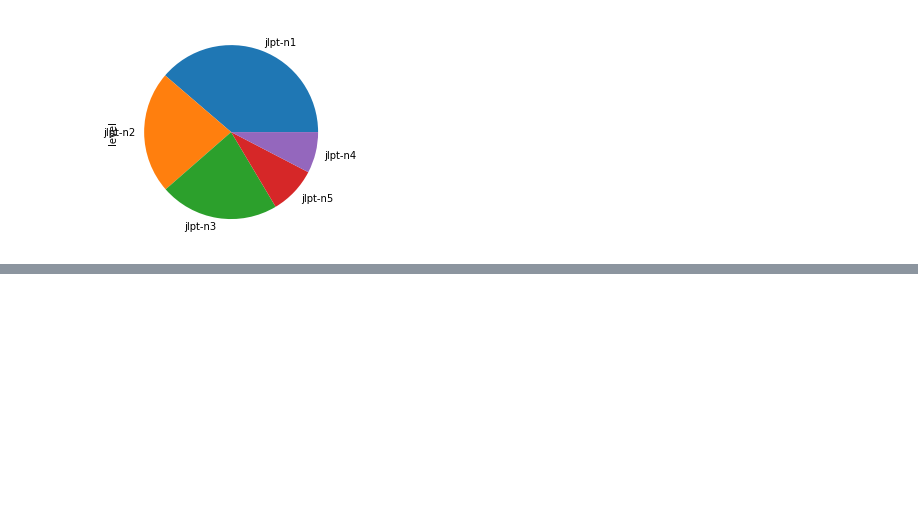
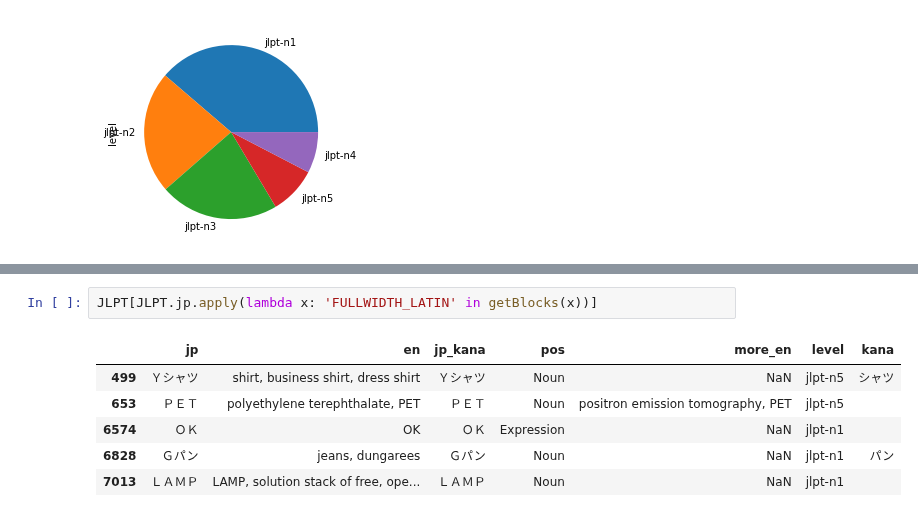
Before and after one commit to kebuhcah/experiments, a Jupyter notebook: vocab-scrape/anki-extract.ipynb, the cells around one changed output, grey strips where cells are left out. Saved outputs shown, nothing was run; the diff lists cells and outputs as text; blank space fills up the shorter version.

```diff
--- a/vocab-scrape/anki-extract.ipynb
+++ b/vocab-scrape/anki-extract.ipynb
@@ -144,0 +144,9 @@ Name: jp_kana, Length: 6740, dtype: int64
+# %%
+JLPT[JLPT.jp.apply(lambda x: 'FULLWIDTH_LATIN' in getBlocks(x))]
+# %% [output]
+|  | jp | en | jp_kana | pos | more_en | level | kana |
+| 499 | Ｙシャツ | shirt, business shirt, dress shirt | Ｙシャツ | Noun | NaN | jlpt-n5 | シャツ |
+| 653 | ＰＥＴ | polyethylene terephthalate, PET | ＰＥＴ | Noun | positron emission tomography, PET | jlpt-n5 |  |
+| 6574 | ＯＫ | OK | ＯＫ | Expression | NaN | jlpt-n1 |  |
+| 6828 | Ｇパン | jeans, dungarees | Ｇパン | Noun | NaN | jlpt-n1 | パン |
+| 7013 | ＬＡＭＰ | LAMP, solution stack of free, ope... | ＬＡＭＰ | Noun | NaN | jlpt-n1 |  |
```
Also changed, not shown: parts of 9 cells of this notebook.
